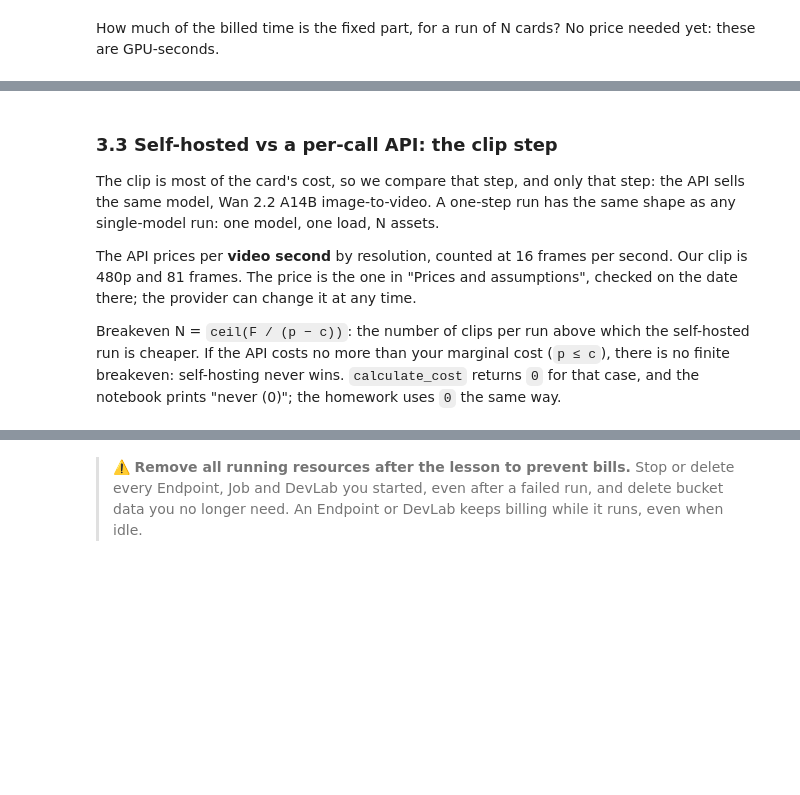
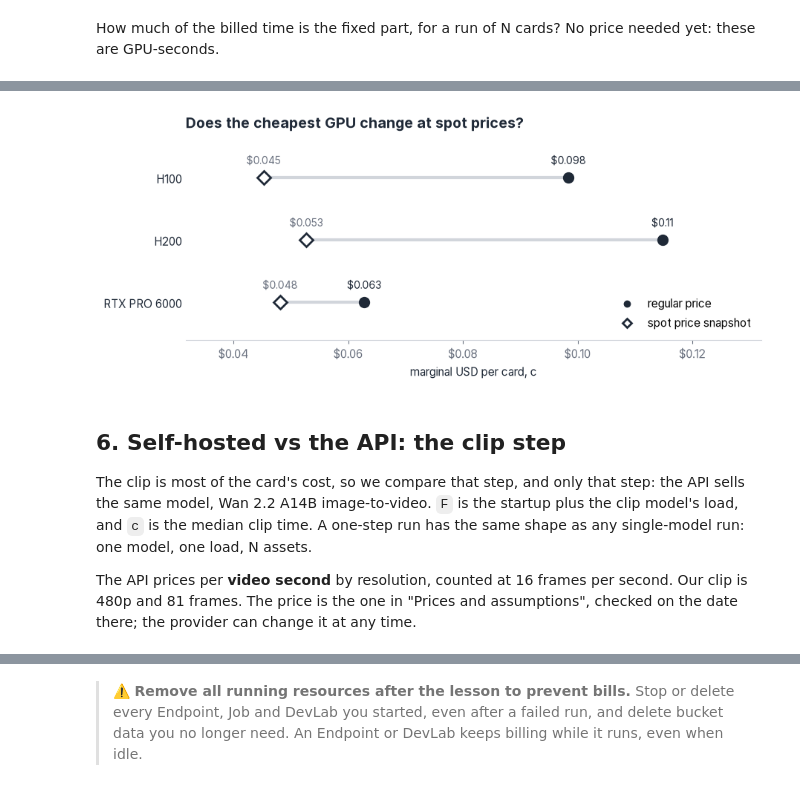
Before and after one commit to DataTalksClub/production-ai-agents-for-media-generation, a Jupyter notebook: 01-consistent-media-generation-on-serverless-gpus/code/nb-measuring-costs.ipynb, the cells around one changed output, grey strips where cells are left out. Cells and saved outputs as stored; diff of their text form; code cells hidden in the pictures; blank space fills up the shorter version.

```diff
--- a/01-consistent-media-generation-on-serverless-gpus/code/nb-measuring-costs.ipynb
+++ b/01-consistent-media-generation-on-serverless-gpus/code/nb-measuring-costs.ipynb
@@ -208,0 +333,29 @@ for k in (1, 4, 10):
+# %%
+print(f"spot snapshot {SPOT_SNAPSHOT} vs regular, {PRICE_DATE}")
+print(
+    f"{'GPU':<14}{'regular':>9}{'spot':>7}{'saving':>8}{'c reg':>9}{'c spot':>9}"
+    f"{'N=20 reg':>10}{'N=20 spot':>11}{'200k reg':>10}{'200k spot':>11}"
+)
+spot_rows = []
+for gpu in PRICES:
+    reg, spt = gpu_costs(gpu, "regular"), gpu_costs(gpu, "spot")
+    if reg is None:
+        continue
+    spot_rows.append((gpu, reg["c"], spt["c"]))
+    saving = 1 - spt["usd_h"] / reg["usd_h"]
+    print(
+        f"{gpu:<14}{reg['usd_h']:>9.2f}{spt['usd_h']:>7.2f}{saving:>8.0%}"
+        f"{reg['c']:>9.4f}{spt['c']:>9.4f}{reg['n20']:>10.4f}{spt['n20']:>11.4f}"
+        f"{reg['santa']:>10,.0f}{spt['santa']:>11,.0f}"
+    )
+
+cheapest = {
+    pricing: min(
+        (g for g in PRICES if gpu_costs(g, pricing)), key=lambda g: gpu_costs(g, pricing)["c"]
+    )
+    for pricing in ("regular", "spot")
+}
+print(
+    f"\nlowest marginal cost per card: {cheapest['regular']} at regular prices, "
+    f"{cheapest['spot']} at spot prices"
+)
@@ -209,9 +370,12 @@ for k in (1, 4, 10):
+# %%
+fig = costs.spot_chart(spot_rows)
+plt.show()
+# %% [output]
+[figure, added]
 # %% [markdown]
-### 3.3 Self-hosted vs a per-call API: the clip step
+## 6. Self-hosted vs the API: the clip step
 
-The clip is most of the card's cost, so we compare that step, and only that step: the API sells the same model, Wan 2.2 A14B image-to-video. A one-step run has the same shape as any single-model run: one model, one load, N assets.
+The clip is most of the card's cost, so we compare that step, and only that step: the API sells the same model, Wan 2.2 A14B image-to-video. `F` is the startup plus the clip model's load, and `c` is the median clip time. A one-step run has the same shape as any single-model run: one model, one load, N assets.
 
 The API prices per **video second** by resolution, counted at 16 frames per second. Our clip is 480p and 81 frames. The price is the one in "Prices and assumptions", checked on the date there; the provider can change it at any time.
-
-Breakeven N = `ceil(F / (p − c))`: the number of clips per run above which the self-hosted run is cheaper. If the API costs no more than your marginal cost (`p ≤ c`), there is no finite breakeven: self-hosting never wins. `calculate_cost` returns `0` for that case, and the notebook prints "never (0)"; the homework uses `0` the same way.
 # %%
```
Also changed, not shown: parts of 37 cells of this notebook, 8 other files.
